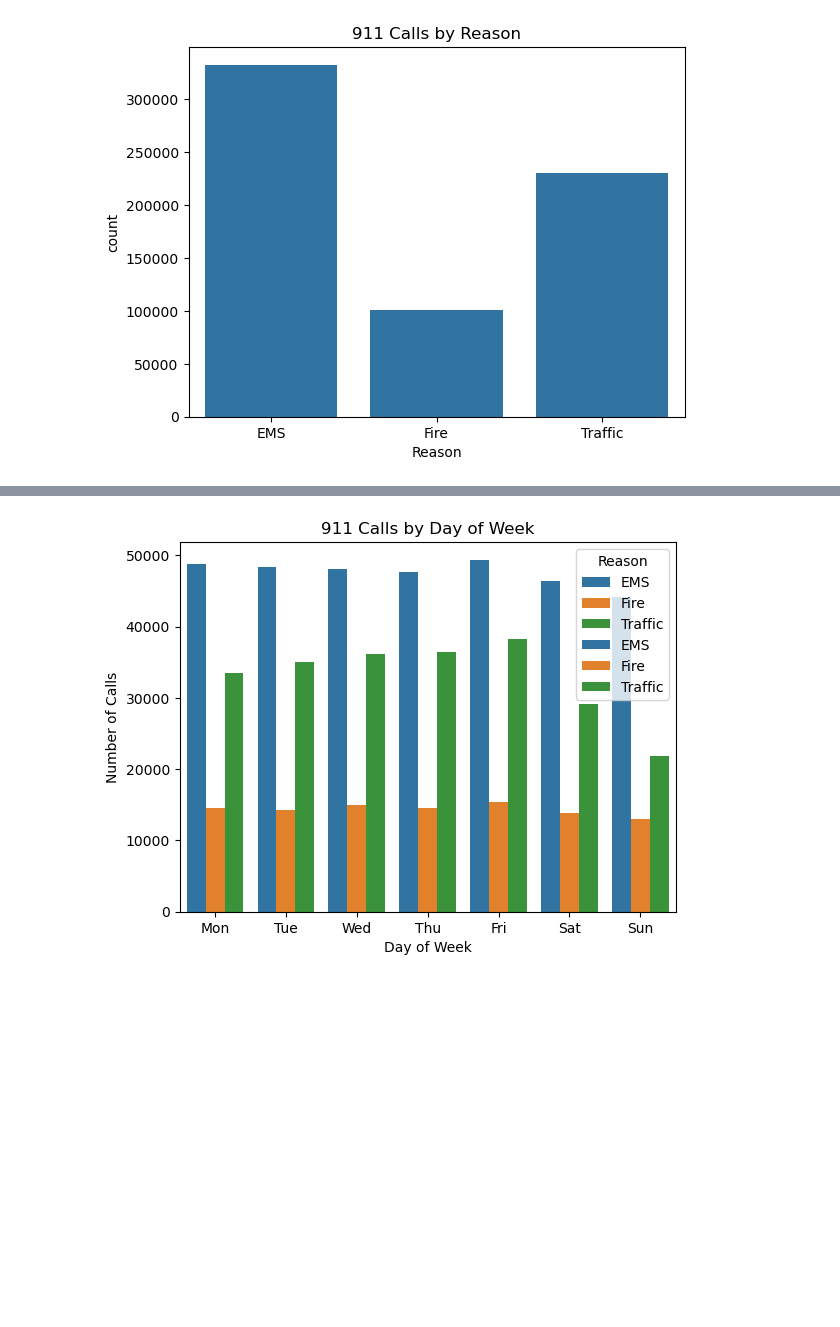
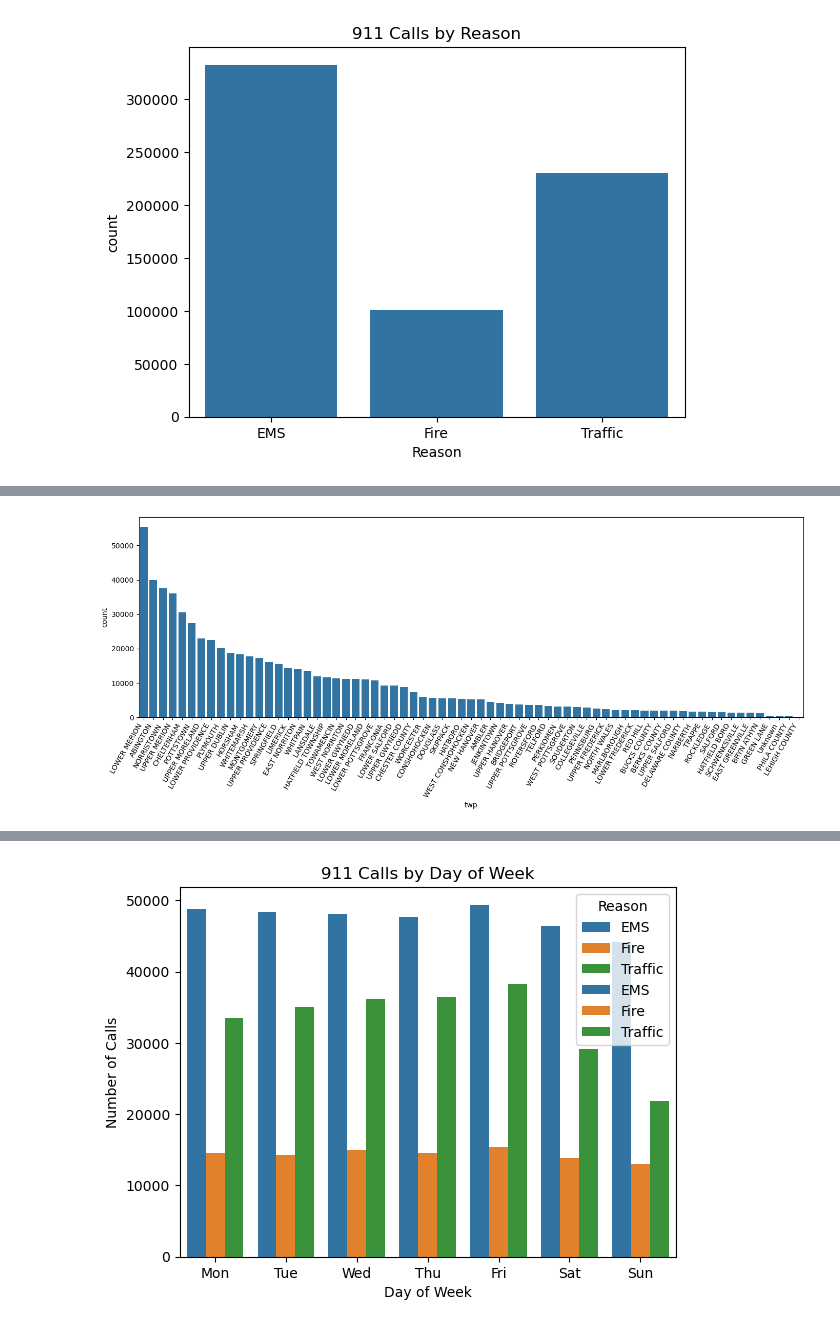
Before and after one commit to Samueljabez/911_Project_datacapstone, a Jupyter notebook: analysis.ipynb, the cells around one changed output, grey strips where cells are left out. Cells and saved outputs as stored; diff of their text form; code cells hidden in the pictures; blank space fills up the shorter version.

```diff
--- a/analysis.ipynb
+++ b/analysis.ipynb
@@ -112,0 +139,9 @@ plt.show()
+# %%
+import seaborn as sns
+plt.figure(figsize=(14,6))
+sns.countplot(data=df, x='twp', order=df['twp'].value_counts().index)
+plt.xticks(rotation=60, ha='right')
+plt.tight_layout()
+plt.show()
+# %% [output]
+[figure, added]
```
Also changed, not shown: parts of 4 cells of this notebook.
